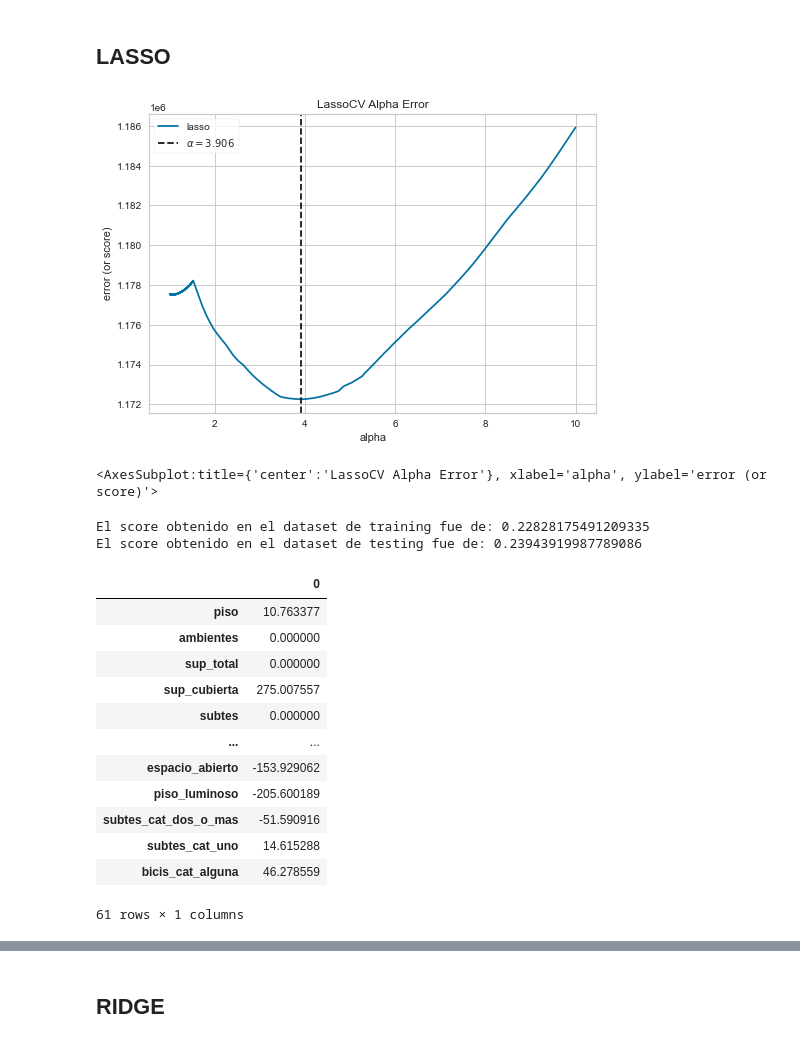
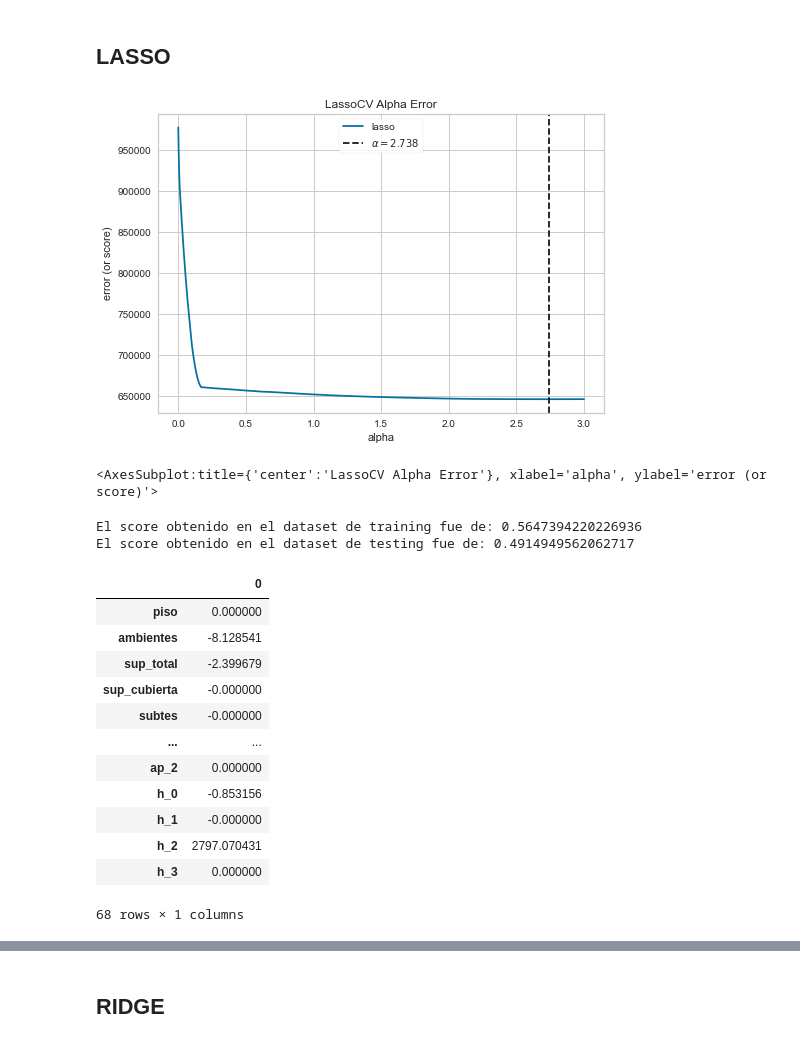
Before and after one commit to franfasan1/DG_G8_desfio2, a Jupyter notebook: notebook_desafio.ipynb, the cells around one changed output, grey strips where cells are left out. Cells and saved outputs as stored; diff of their text form; code cells hidden in the pictures.

```diff
--- a/notebook_desafio.ipynb
+++ b/notebook_desafio.ipynb
@@ -135 +201,17 @@ data.drop(['subte_linea_a', 'subte_linea_c', 'subte_linea_e'], axis = 1, inplace
+# %%
+data = data.join(data_clus_apartment.clusters_apartment)
+data = data.join(data_clus_house.clusters_house)
+# %%
+dummy_apartment = pd.get_dummies(data.clusters_apartment, dummy_na=True)
+dummy_apartment.columns = ['ap_0','ap_1', 'ap_2', 'Vacio']
+dummy_apartment.drop(['Vacio'], inplace=True, axis = 1)
+
+dummy_house = pd.get_dummies(data.clusters_house, dummy_na=True)
+dummy_house.columns = ['h_0', 'h_1', 'h_2', 'h_3', 'Vacio']
+dummy_house.drop(['Vacio'], inplace=True, axis = 1)
+
+data = data.join(dummy_apartment)
+data = data.join(dummy_house)
+# %%
+data.drop(['barrio', 'tipo_prop', 'lat', 'lon', 'clusters_house', 'clusters_apartment'], axis = 1, inplace= True)
 # %% [markdown]
@@ -194,43 +277,43 @@ warnings.filterwarnings('ignore')
 # %% [markdown]
 ## LASSO
 # %%
-model_lasso = LassoCV(cv = 3, alphas = np.linspace(1,10,5000))
+model_lasso = LassoCV(cv = 3, alphas = np.linspace(0,3,5000))
 visualizer = AlphaSelection(model_lasso)
 visualizer.fit(Xs_train, ys_train)
 visualizer.show()
 # %% [output]
-[figure, old version]
+[figure, new version]
 <AxesSubplot:title={'center':'LassoCV Alpha Error'}, xlabel='alpha', ylabel='error (or score)'>
 # %%
-model_lasso = LassoCV(cv = 3, alphas = np.linspace(1,15,5000))
+model_lasso = LassoCV(cv = 3, alphas = np.linspace(0,3,5000))
 
 
 model_lasso.fit(Xs_train, ys_train)
 y_predict = model_lasso.predict(Xs_test)
 
 print("El score obtenido en el dataset de training fue de:", r2_score(ys_train, model_lasso.predict(Xs_train)))
 print("El score obtenido en el dataset de testing fue de:", r2_score(ys_test, y_predict))
 print()
 coeficientes = list(model_lasso.coef_)
 nombre = list(Xs.columns)
 
 coef = pd.DataFrame(coeficientes, index = nombre)
 coef
 # %% [output]
-El score obtenido en el dataset de training fue de: 0.22828175491209335
-El score obtenido en el dataset de testing fue de: 0.23943919987789086
+El score obtenido en el dataset de training fue de: 0.5647394220226936
+El score obtenido en el dataset de testing fue de: 0.4914949562062717
 |  | 0 |
-| piso | 10.763377 |
-| ambientes | 0.000000 |
-| sup_total | 0.000000 |
-| sup_cubierta | 275.007557 |
-| subtes | 0.000000 |
+| piso | 0.000000 |
+| ambientes | -8.128541 |
+| sup_total | -2.399679 |
+| sup_cubierta | -0.000000 |
+| subtes | -0.000000 |
 | ... | ... |
-| espacio_abierto | -153.929062 |
-| piso_luminoso | -205.600189 |
-| subtes_cat_dos_o_mas | -51.590916 |
-| subtes_cat_uno | 14.615288 |
-| bicis_cat_alguna | 46.278559 |
+| ap_2 | 0.000000 |
+| h_0 | -0.853156 |
+| h_1 | -0.000000 |
+| h_2 | 2797.070431 |
+| h_3 | 0.000000 |
-61 rows × 1 columns
+68 rows × 1 columns
 # %%
 coef.columns = ['a']
```
Also changed, not shown: parts of 29 cells of this notebook.
